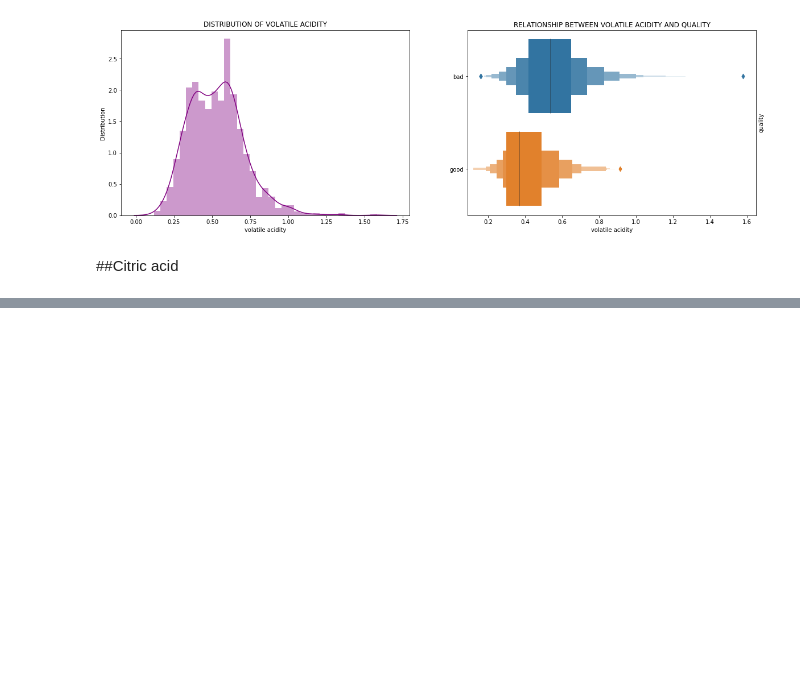
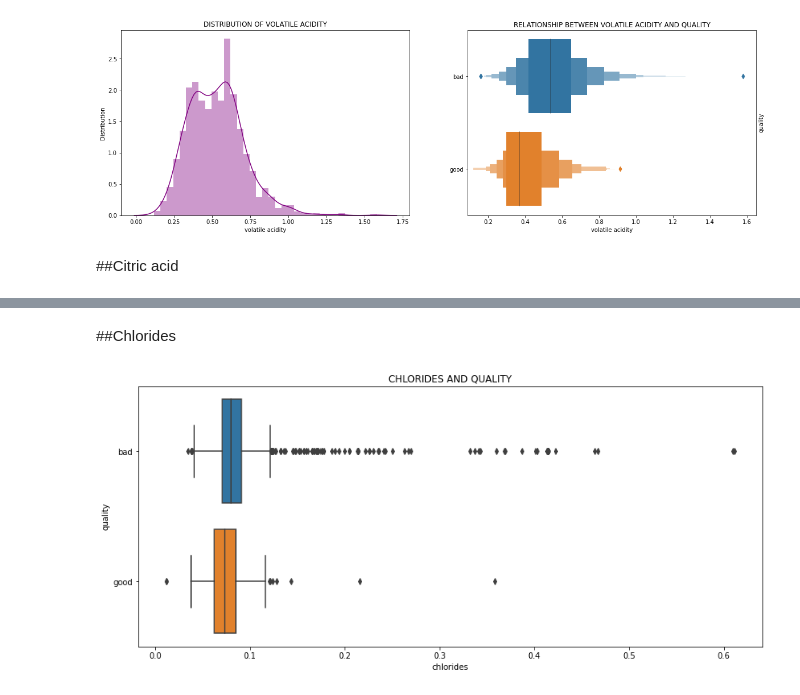
Before and after one commit to MikeDeecode/Red-wine-quality-report, a Jupyter notebook: wine_quality_analysis.ipynb, the cells around one changed output, grey strips where cells are left out. Drawn from its saved outputs; the diff is of its cells as text; code cells hidden in the pictures; blank space fills up the shorter version.

```diff
--- a/wine_quality_analysis.ipynb
+++ b/wine_quality_analysis.ipynb
@@ -109,0 +119,9 @@ plt.show()
+# %% [markdown]
+##Chlorides
+# %%
+plt.figure(figsize = (14, 6))
+sns.boxplot('chlorides', 'quality', data = wines)
+plt.title("CHLORIDES AND QUALITY")
+plt.show()
+# %% [output]
+[figure, added]
```
Also changed, not shown: parts of 3 cells of this notebook.
